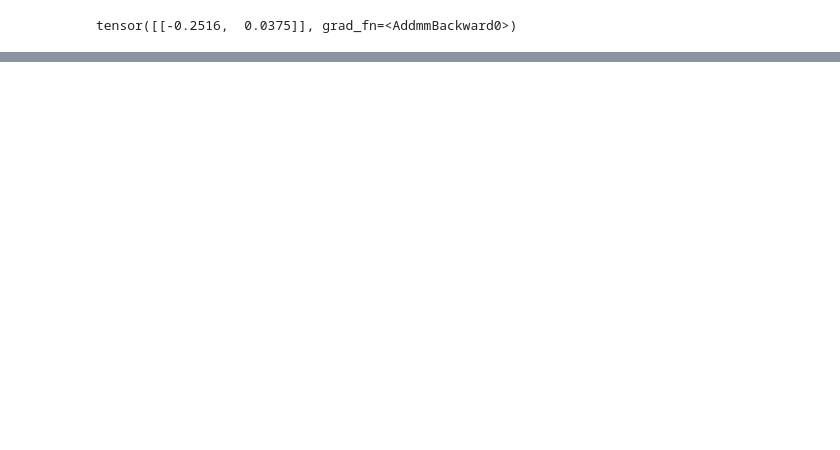
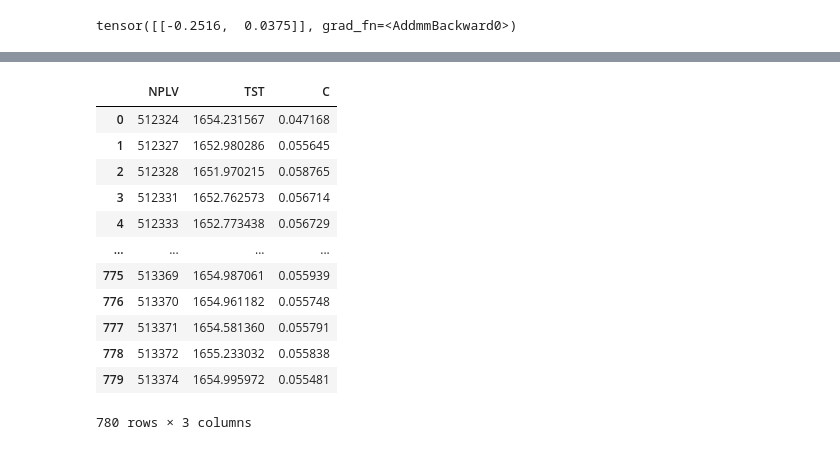
Before and after one commit to ifserge/evrazai, a Jupyter notebook: notebooks/model0.ipynb, the cells around one changed output, grey strips where cells are left out. Saved outputs shown, nothing was run; the diff lists cells and outputs as text; code cells hidden in the pictures; blank space fills up the shorter version.

```diff
--- a/notebooks/model0.ipynb
+++ b/notebooks/model0.ipynb
@@ -267,7 +270,7 @@ class EvrazModel(nn.Module):
         self.conv_attn = AttentionWeightedAverage(CONV_FEAT_SIZE)
 
         self.head = nn.Sequential(
-            nn.LayerNorm(CONV_FEAT_SIZE+len(static_num_feats)+3*4),
+            #nn.LayerNorm(CONV_FEAT_SIZE+len(static_num_feats)+3*4),
             nn.Linear(CONV_FEAT_SIZE+len(static_num_feats)+3*4, 8),
             nn.LayerNorm(8),
             nn.SiLU(),
@@ -300,6 +303,9 @@ class EvrazModel(nn.Module):
 
         x = torch.cat([y,x0,x1,x2,x3,x4], dim=-1)
 
+        x[torch.isnan(x)] = 0
+        x[torch.isinf(x)] = 0
+
         return self.head(x)
 # %%
 model = EvrazModel().to(device)
@@ -335,9 +341,10 @@ from sklearn.model_selection import KFold
 kf = KFold(n_splits=5, shuffle=True, random_state=239)
 
 nplvs = df_train_static.NPLV.unique()
+
 for vipl_train, vipl_valid in kf.split(nplvs):
     break
-nplv_train = [nplvs[x] for x in vipl_train]
-nplv_valid = [nplvs[x] for x in vipl_valid]
+nplv_train = [nplvs[x] for x in vipl_train if nplvs[x] not in [511156,512299]]
+nplv_valid = [nplvs[x] for x in vipl_valid if nplvs[x] not in [511156,512299]]
 # %%
 train_ds = EvrazDatasetV(df_train.loc[df_train.NPLV.isin(nplv_train)].reset_index(drop=True),
@@ -397,0 +498,41 @@ for epoch in range(100):
+# %%
+df_test_static['TST'] = 0
+df_test_static['C'] = 0
+test_ds = EvrazDatasetV(df_test, df_test_static)
+test_dl = DataLoader(test_ds, shuffle=False, batch_size=1, num_workers=0)
+
+for i in range(2):
+    model.load_state_dict(torch.load('model'+str(i) + '.pth'))
+    model.eval()
+    outs = []
+    with torch.no_grad():
+        for x in test_dl:
+            out = model(x["static_cat"].long().to(device),
+              x['static_numeric'].float().to(device),
+              x['ts_cat'].long().to(device),
+              x['ts_numeric'].float().to(device)
+            )
+            outs.append(out.detach().cpu().numpy())
+    outs = np.concatenate(outs, axis=0)
+    outs = target_scaler.inverse_transform(outs)
+    df_test_static['TST'] += outs[:,0] / 2.0
+    df_test_static['C'] += outs[:,1] / 2.0
+# %%
+q = df_test_static[['NPLV','TST','C']].copy()
+q.to_csv('sub1.csv',index=False)
+# %%
+q
+# %% [output]
+|  | NPLV | TST | C |
+| 0 | 512324 | 1654.231567 | 0.047168 |
+| 1 | 512327 | 1652.980286 | 0.055645 |
+| 2 | 512328 | 1651.970215 | 0.058765 |
+| 3 | 512331 | 1652.762573 | 0.056714 |
+| 4 | 512333 | 1652.773438 | 0.056729 |
+| ... | ... | ... | ... |
+| 775 | 513369 | 1654.987061 | 0.055939 |
+| 776 | 513370 | 1654.961182 | 0.055748 |
+| 777 | 513371 | 1654.581360 | 0.055791 |
+| 778 | 513372 | 1655.233032 | 0.055838 |
+| 779 | 513374 | 1654.995972 | 0.055481 |
+780 rows × 3 columns
```
Also changed, not shown: parts of 6 cells of this notebook.
